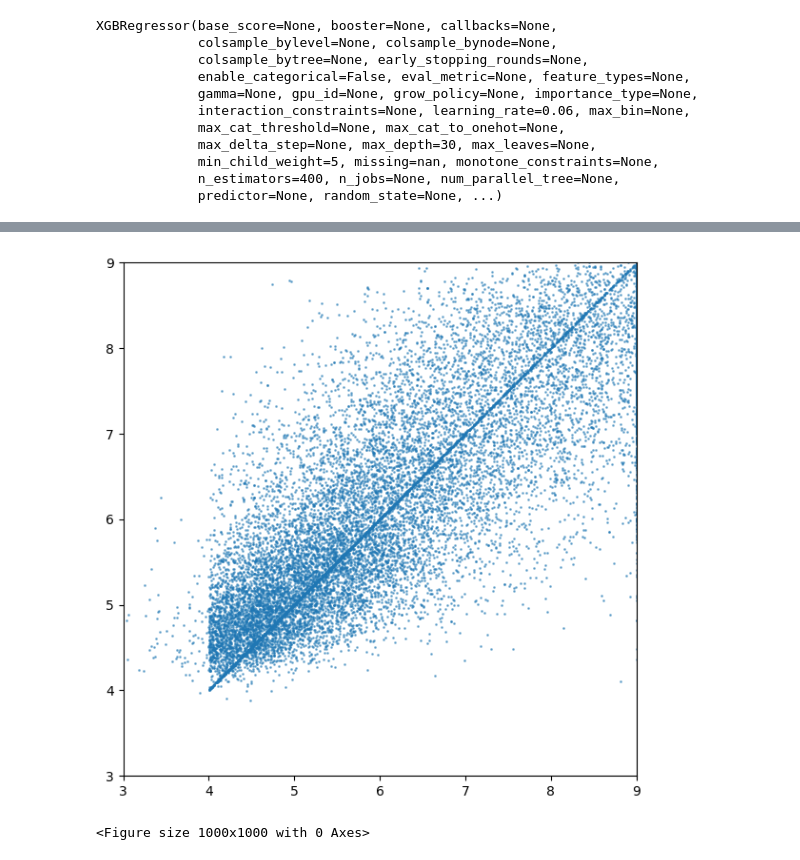
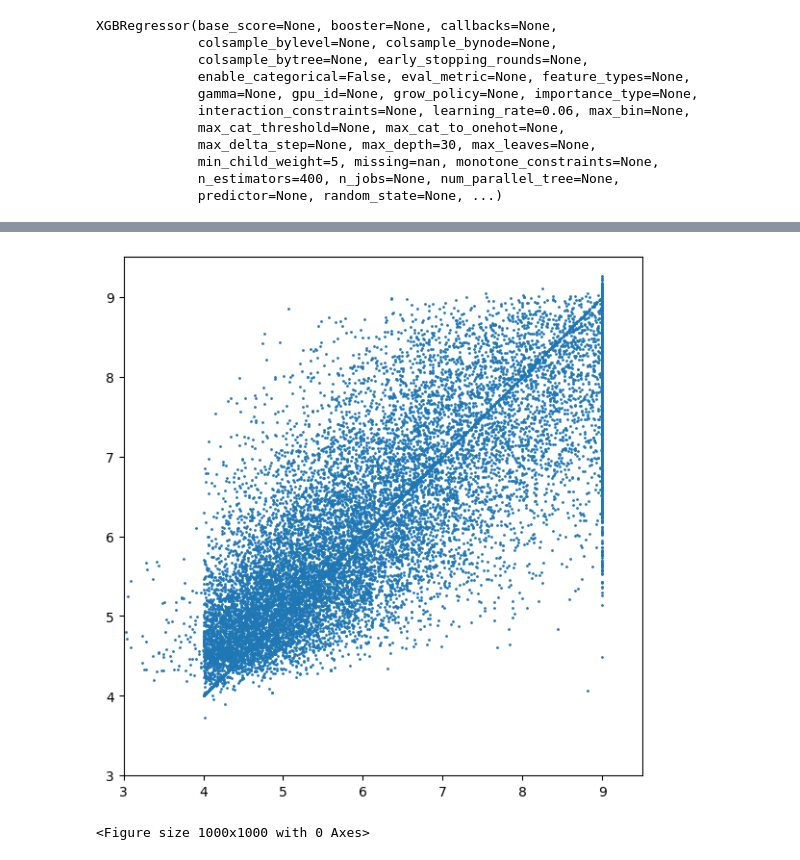
Before and after one commit to Ethadhani/summerSPOCK, a Jupyter notebook: spockTrain/AllFeatTry.ipynb, the cells around one changed output, grey strips where cells are left out. Drawn from its saved outputs; the diff is of its cells as text; code cells hidden in the pictures.

```diff
--- a/spockTrain/AllFeatTry.ipynb
+++ b/spockTrain/AllFeatTry.ipynb
@@ -393,11 +404,11 @@ Mean Squared Error: 0.5960934834477655
 # %%
 figure = plt.figure(figsize=[7,7])
 ax = plt.axes()
-plt.scatter(np.log10(test['instability_time']), tm.predict(test[all]), s=1, alpha=.5)
+plt.scatter(np.log10(test['instability_time']), tm.predict(test[all]), s=1)
 plt.figure(figsize=(10,10))
-ax.set_xlim([3,9])
-ax.set_ylim([3,9])
+ax.set_xlim([3,9.5])
+ax.set_ylim([3,9.5])
 ax.set_aspect('equal')
 # %% [output]
-[figure, old version]
+[figure, new version]
 <Figure size 1000x1000 with 0 Axes>
```
Also changed, not shown: parts of 11 cells of this notebook, 6 other files.
